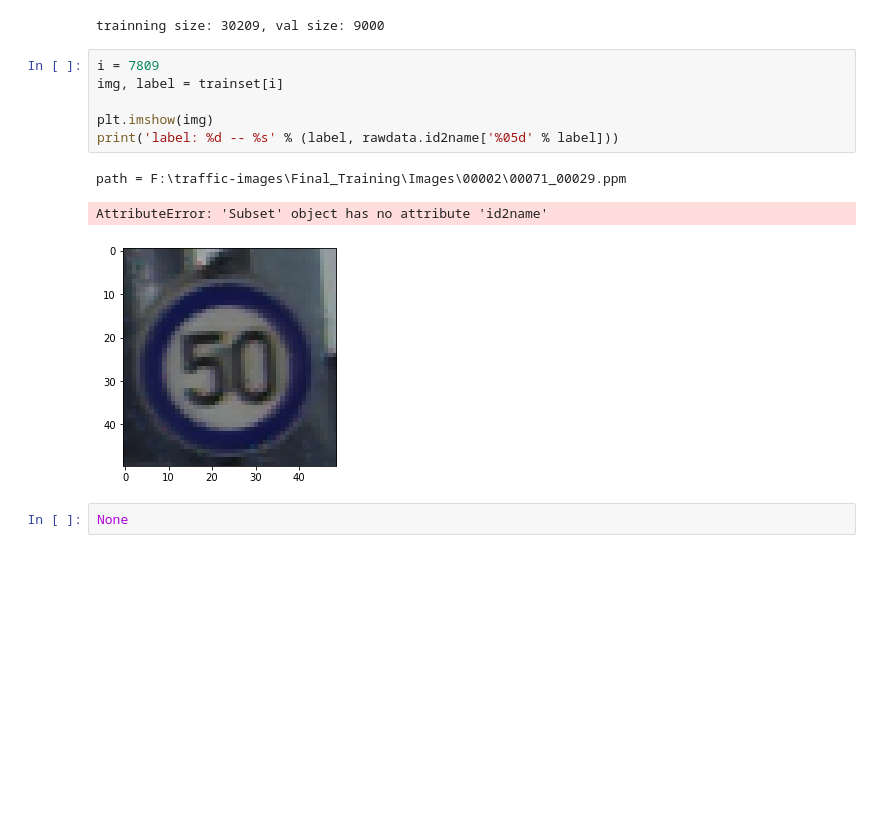
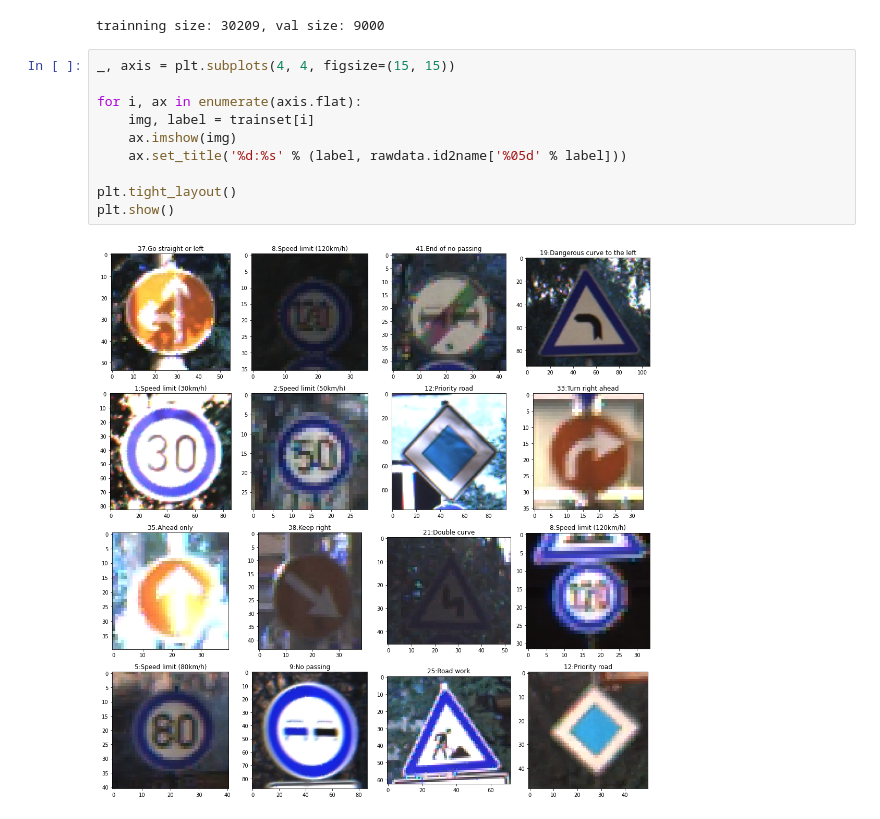
Before and after one commit to liangkun/playground, a Jupyter notebook: gtsrb.ipynb, the cells around one changed output. Cells and saved outputs as stored; diff of their text form; blank space fills up the shorter version.

Commit message:
plot samples

```diff
--- a/gtsrb.ipynb
+++ b/gtsrb.ipynb
@@ -17,14 +17,14 @@ print('trainning size: %d, val size: %d' % (len(trainset), len(valset)))
 # %% [output]
 trainning size: 30209, val size: 9000
 # %%
-i = 7809
-img, label = trainset[i]
+_, axis = plt.subplots(4, 4, figsize=(15, 15))
 
-plt.imshow(img)
-print('label: %d -- %s' % (label, rawdata.id2name['%05d' % label]))
+for i, ax in enumerate(axis.flat):
+    img, label = trainset[i]
+    ax.imshow(img)
+    ax.set_title('%d:%s' % (label, rawdata.id2name['%05d' % label]))
+
+plt.tight_layout()
+plt.show()
 # %% [output]
-path = F:\traffic-images\Final_Training\Images\00002\00071_00029.ppm
-AttributeError: 'Subset' object has no attribute 'id2name'
-[figure, old version]
+[figure, new version]
-# %%
-None
```
